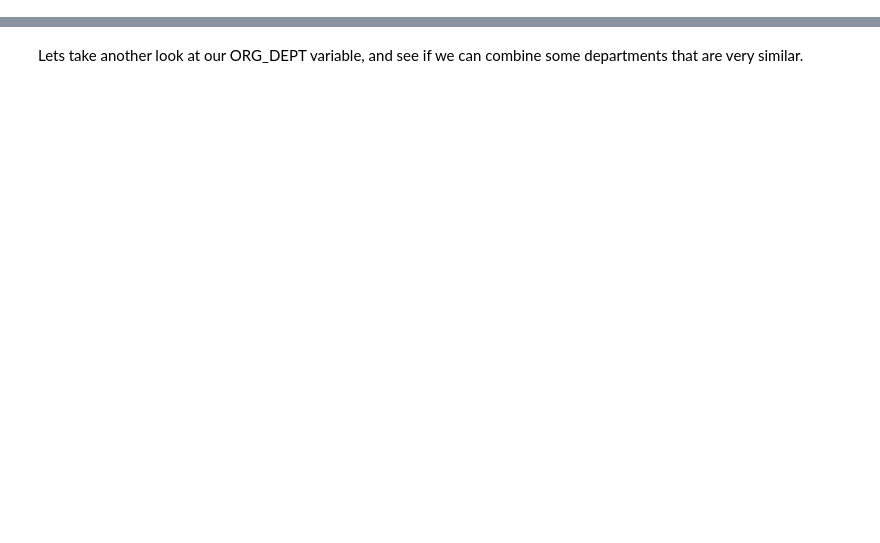
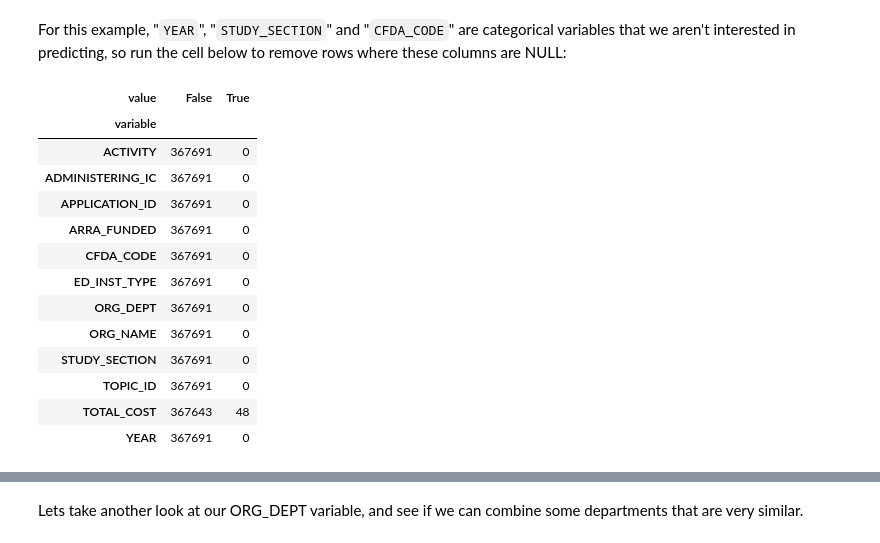
Before and after one commit to American-Institutes-for-Research/dsaa-cssip-big-data-workbooks, a Jupyter notebook: 07. Machine Learning/Machine Learning.ipynb, the cells around one changed output, grey strips where cells are left out. Drawn from its saved outputs; the diff is of its cells as text; code cells hidden in the pictures; blank space fills up the shorter version.

```diff
--- a/07. Machine Learning/Machine Learning.ipynb
+++ b/07. Machine Learning/Machine Learning.ipynb
@@ -180,0 +63,7 @@ print_null_freq(dataC)
+# %%
+# set up database credentials
+mysql_username = ""
+mysql_password = ""
+
+# Create database connection for pandas.
+pandas_db = create_engine( "mysql://" + mysql_username + ":" + mysql_password + "@localhost:3306/homework?charset=utf8" )
@@ -180,0 +72,2 @@ print_null_freq(dataC)
+# %%
+data_frame = pandas.read_sql( 'Select * from homework.MachineLearning;', pandas_db )
@@ -180,0 +495,5 @@ print_null_freq(dataC)
+# %%
+# Getting rid of NONE and NO CODE ASSIGNED.
+cleaned_data_frame = cleanData( cleaned_data_frame, "ORG_DEPT", "NONE" )
+cleaned_data_frame = cleanData( cleaned_data_frame, "ORG_DEPT", "NO CODE ASSIGNED" )
+cleaned_data_frame = cleanData( cleaned_data_frame, "ORG_DEPT", "MISCELLANEOUS" )
@@ -180,0 +502,22 @@ print_null_freq(dataC)
+# %%
+# Converting to upper case
+
+# loop over column names
+column_name_series = data_frame.columns.values
+for column_name in list( column_name_series ):
+
+    # get column data type
+    column_data_type = cleaned_data_frame[ column_name ].dtype
+
+    # is it categorical (numpy.object_)?
+    if column_data_type == numpy.object_:
+
+        # yes - use Series.str.upper() method to convert all values in column to upper case.
+        cleaned_data_frame[ column_name ] = cleaned_data_frame[ column_name ].str.upper()
+
+    #-- END check to see if variable is categorical --#
+
+#-- END loop over columns. --#
+
+# and calculate the null frequencies again to see where we're at
+calc_null_frequencies( cleaned_data_frame )
@@ -180,0 +539,24 @@ print_null_freq(dataC)
+# %% [markdown]
+For this example, "`YEAR`", "`STUDY_SECTION`" and "`CFDA_CODE`" are categorical variables that we aren't interested in predicting, so run the cell below to remove rows where these columns are NULL:
+# %%
+cleaned_data_frame = cleanData( cleaned_data_frame, "CFDA_CODE", "NULL" )
+cleaned_data_frame = cleanData( cleaned_data_frame, "STUDY_SECTION", "NULL" )
+cleaned_data_frame = cleanData( cleaned_data_frame, "YEAR", "NULL" )
+
+# Lets see if we have any more null frequencies to deal with
+calc_null_frequencies( cleaned_data_frame )
+# %% [output]
+| value | False | True |
+| variable |  |  |
+| ACTIVITY | 367691 | 0 |
+| ADMINISTERING_IC | 367691 | 0 |
+| APPLICATION_ID | 367691 | 0 |
+| ARRA_FUNDED | 367691 | 0 |
+| CFDA_CODE | 367691 | 0 |
+| ED_INST_TYPE | 367691 | 0 |
+| ORG_DEPT | 367691 | 0 |
+| ORG_NAME | 367691 | 0 |
+| STUDY_SECTION | 367691 | 0 |
+| TOPIC_ID | 367691 | 0 |
+| TOTAL_COST | 367643 | 48 |
+| YEAR | 367691 | 0 |
```
Also changed, not shown: parts of 113 cells of this notebook.
